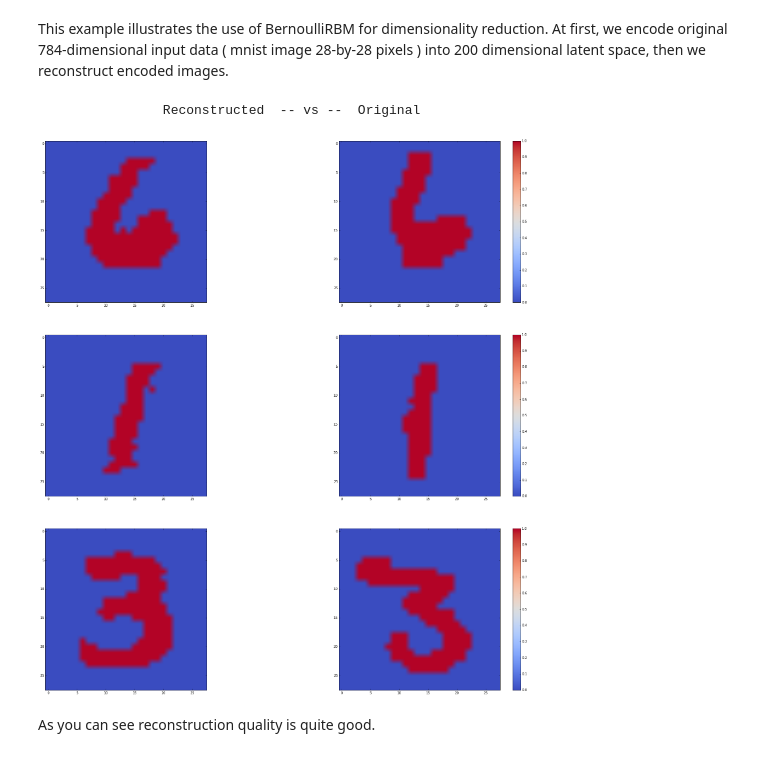
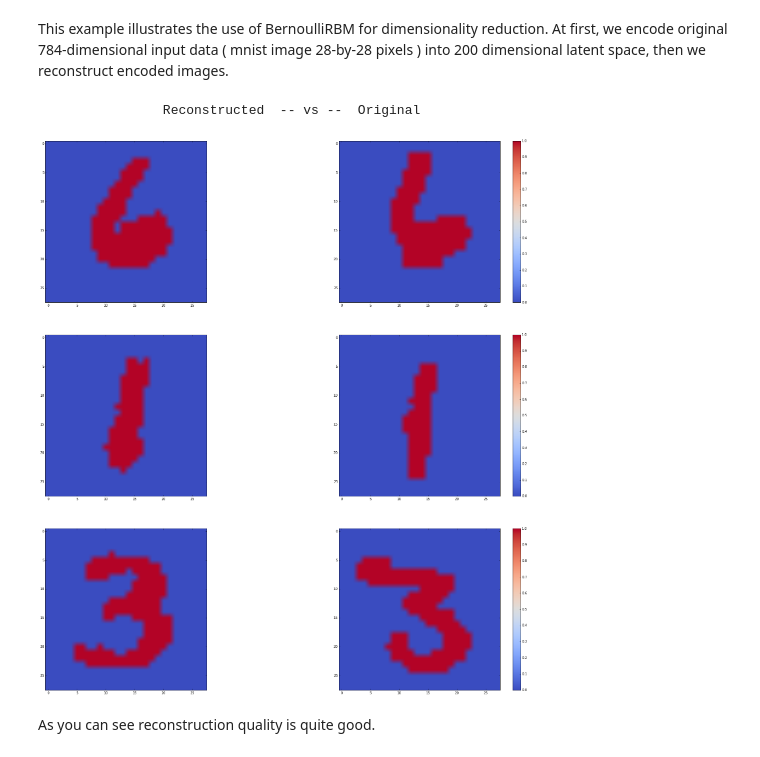
Before and after one commit to AmazaspShumik/sklearn-bayes, a Jupyter notebook: ipython_notebooks_tutorials/decomposition_models/rbm_demo.ipynb, the cells around one changed output. Saved outputs shown, nothing was run; the diff lists cells and outputs as text; code cells hidden in the pictures.

```diff
--- a/ipython_notebooks_tutorials/decomposition_models/rbm_demo.ipynb
+++ b/ipython_notebooks_tutorials/decomposition_models/rbm_demo.ipynb
@@ -37,35 +37,38 @@ import pandas as pd
 # my github: https://github.com/AmazaspShumik/sklearn-bayes/blob/master/ipython_notebooks_tutorials/mixture_models/digits.csv)
 # make sure data are in the same directory
 data = np.asarray(pd.read_csv('digits.csv'))
 
 rbm = BernoulliRBM(n_components = 200, batch_size = 10,
-                   optimizer = 'pcd')
+                   optimizer = 'cd')
 
+# Note, you can use partial_fit method in case all data
+# do not be fit in memory. Code below demonstrates use of partial
+# fit.
 for i in xrange(20):
     x = data[np.random.randint(0,299,100),:]
     rbm.partial_fit(x)
 
 digit_indices = np.asarray([0,101,201])
 latent_space = rbm.transform(data[digit_indices,:])
 test_data = rbm.reconstruct(latent_space)
 
 fig, axarr = plt.subplots(nrows=3, ncols=2, figsize = (30,30))
 print("                Reconstructed  -- vs --  Original")
 
 for i in xrange(len(digit_indices)):
     reconstruction  = (np.reshape(test_data[i,:],(28,28)) > 0.5) * 1
     original        = np.reshape(data[digit_indices[i],:],(28,28))
     im1 = axarr[i,0].imshow(reconstruction, vmin=0, vmax=1,
                             cmap = cm.coolwarm)
     im2 = axarr[i,1].imshow(original, vmin=0, vmax=1,
                             cmap = cm.coolwarm)
     cax,kw = matplotlib.colorbar.make_axes(axarr[i,1])
     plt.colorbar(im1, cax = cax)
     plt.colorbar(im2, cax = cax)
 plt.show()
 # %% [output]
                 Reconstructed  -- vs --  Original
-[figure, old version]
+[figure, new version]
 # %% [markdown]
 As you can see reconstruction quality is quite good.
 # %% [markdown]
```
Also changed, not shown: parts of 4 cells of this notebook.
